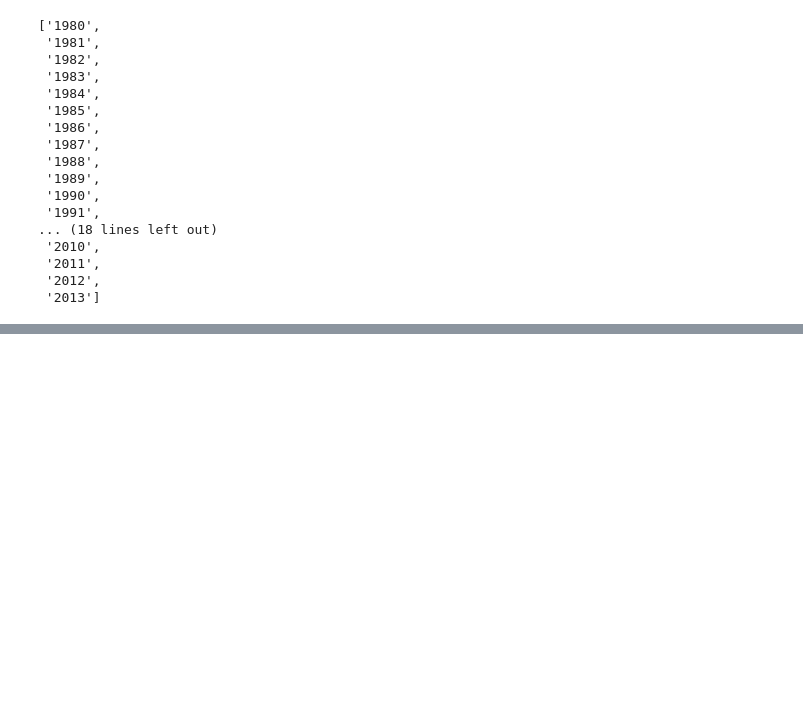
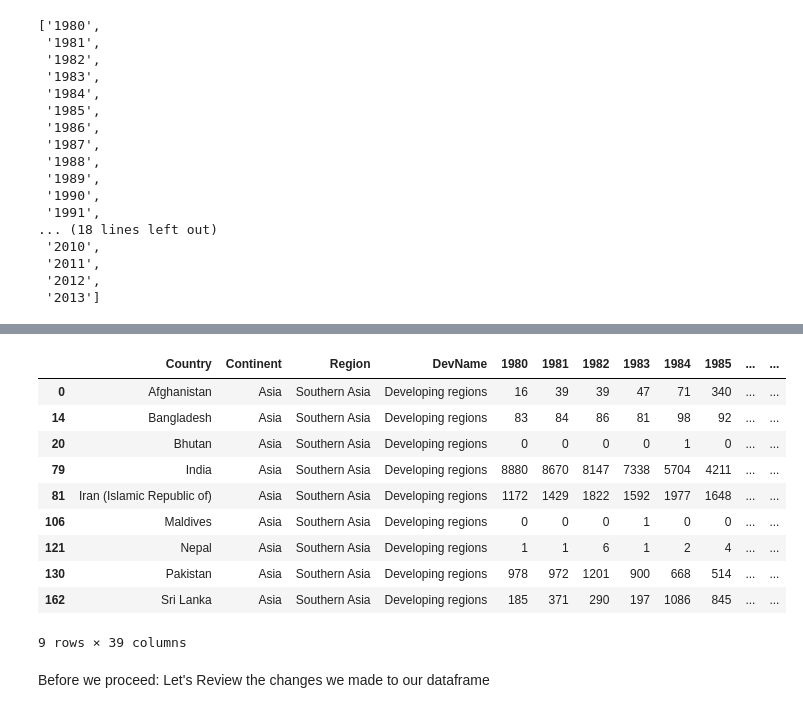
Before and after one commit to hoaint25/IBM_Data_Analyst, a Jupyter notebook: Introduction_Matplotlib_Line Plot.ipynb, the cells around one changed output, grey strips where cells are left out. Saved outputs shown, nothing was run; the diff lists cells and outputs as text; code cells hidden in the pictures; blank space fills up the shorter version.

```diff
--- a/Introduction_Matplotlib_Line Plot.ipynb
+++ b/Introduction_Matplotlib_Line Plot.ipynb
@@ -380,0 +353,21 @@ Name: Continent, Length: 195, dtype: bool
+# %%
+# we can pass multiple criteria in the same line
+# let's filter for AreaNAme = Asia and RegName = Southern Asia
+
+df_can[(df_can['Continent'] == 'Asia') & (df_can['Region'] == 'Southern Asia')]
+# note: When using 'and' and 'or' operators, pandas requires we use '&' and '|' instead of 'and' and 'or'
+# don't forget to enclose the two conditions in parentheses
+# %% [output]
+|  | Country | Continent | Region | DevName | 1980 | 1981 | 1982 | 1983 | 1984 | 1985 | ... | ... |
+| 0 | Afghanistan | Asia | Southern Asia | Developing regions | 16 | 39 | 39 | 47 | 71 | 340 | ... | ... |
+| 14 | Bangladesh | Asia | Southern Asia | Developing regions | 83 | 84 | 86 | 81 | 98 | 92 | ... | ... |
+| 20 | Bhutan | Asia | Southern Asia | Developing regions | 0 | 0 | 0 | 0 | 1 | 0 | ... | ... |
+| 79 | India | Asia | Southern Asia | Developing regions | 8880 | 8670 | 8147 | 7338 | 5704 | 4211 | ... | ... |
+| 81 | Iran (Islamic Republic of) | Asia | Southern Asia | Developing regions | 1172 | 1429 | 1822 | 1592 | 1977 | 1648 | ... | ... |
+| 106 | Maldives | Asia | Southern Asia | Developing regions | 0 | 0 | 0 | 1 | 0 | 0 | ... | ... |
+| 121 | Nepal | Asia | Southern Asia | Developing regions | 1 | 1 | 6 | 1 | 2 | 4 | ... | ... |
+| 130 | Pakistan | Asia | Southern Asia | Developing regions | 978 | 972 | 1201 | 900 | 668 | 514 | ... | ... |
+| 162 | Sri Lanka | Asia | Southern Asia | Developing regions | 185 | 371 | 290 | 197 | 1086 | 845 | ... | ... |
+9 rows × 39 columns
+# %% [markdown]
+Before we proceed: Let's Review the changes we made to our dataframe
```
Also changed, not shown: parts of 19 cells of this notebook.
